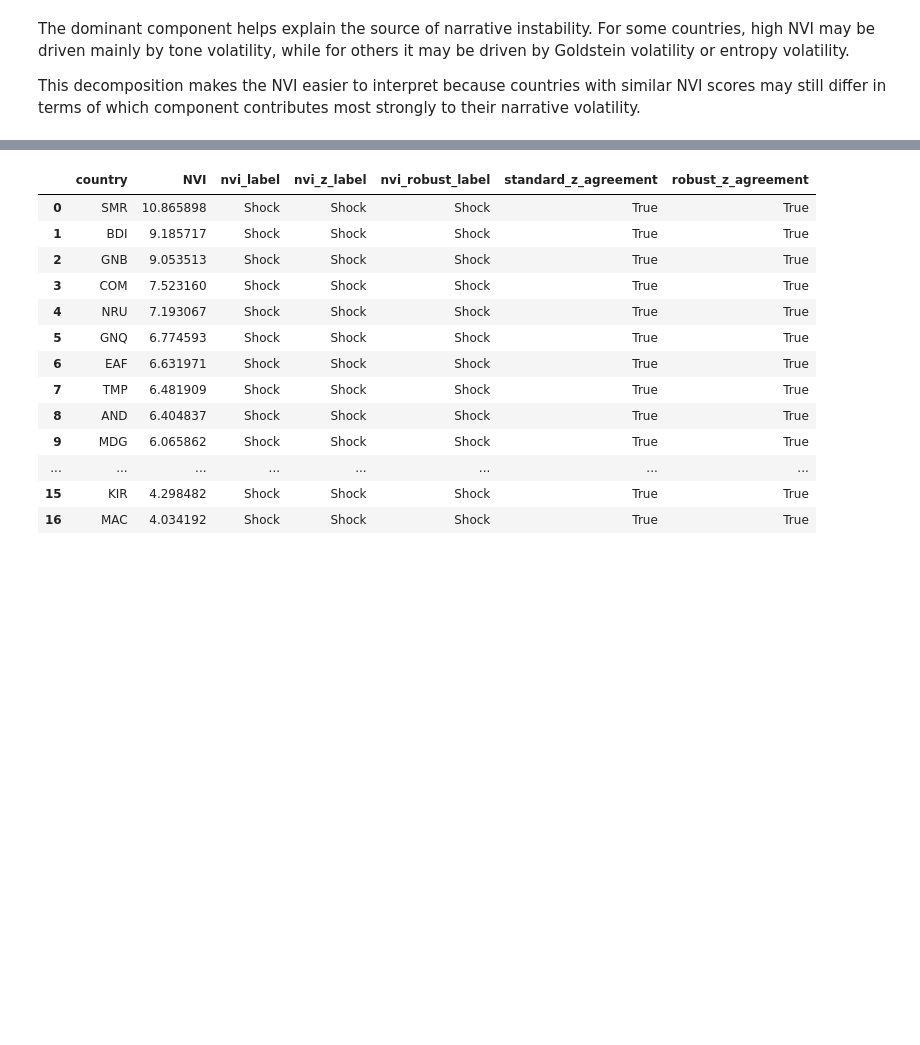
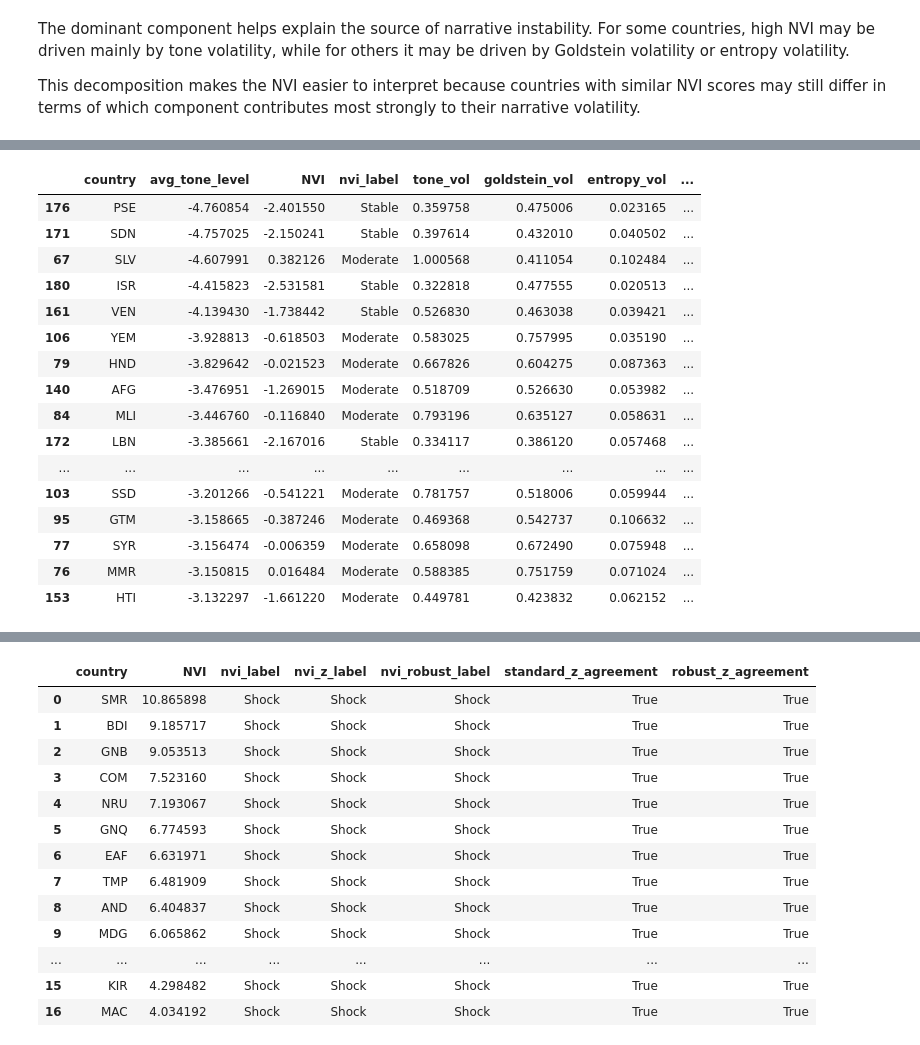
Before and after one commit to ancyra2/mining-prjkt, a Jupyter notebook: notebooks/03_nvi_report.ipynb, the cells around one changed output, grey strips where cells are left out. Cells and saved outputs as stored; diff of their text form; code cells hidden in the pictures; blank space fills up the shorter version.

```diff
--- a/notebooks/03_nvi_report.ipynb
+++ b/notebooks/03_nvi_report.ipynb
@@ -1294,0 +1301,31 @@ This decomposition makes the NVI easier to interpret because countries with simi
+# %%
+most_negative_tone = df[[
+    "country",
+    "avg_tone_level",
+    "NVI",
+    "nvi_label",
+    "tone_vol",
+    "goldstein_vol",
+    "entropy_vol",
+    "avg_goldstein_level"
+]].sort_values("avg_tone_level", ascending=True).head(20)
+
+most_negative_tone
+# %% [output]
+|  | country | avg_tone_level | NVI | nvi_label | tone_vol | goldstein_vol | entropy_vol | ... |
+| 176 | PSE | -4.760854 | -2.401550 | Stable | 0.359758 | 0.475006 | 0.023165 | ... |
+| 171 | SDN | -4.757025 | -2.150241 | Stable | 0.397614 | 0.432010 | 0.040502 | ... |
+| 67 | SLV | -4.607991 | 0.382126 | Moderate | 1.000568 | 0.411054 | 0.102484 | ... |
+| 180 | ISR | -4.415823 | -2.531581 | Stable | 0.322818 | 0.477555 | 0.020513 | ... |
+| 161 | VEN | -4.139430 | -1.738442 | Stable | 0.526830 | 0.463038 | 0.039421 | ... |
+| 106 | YEM | -3.928813 | -0.618503 | Moderate | 0.583025 | 0.757995 | 0.035190 | ... |
+| 79 | HND | -3.829642 | -0.021523 | Moderate | 0.667826 | 0.604275 | 0.087363 | ... |
+| 140 | AFG | -3.476951 | -1.269015 | Moderate | 0.518709 | 0.526630 | 0.053982 | ... |
+| 84 | MLI | -3.446760 | -0.116840 | Moderate | 0.793196 | 0.635127 | 0.058631 | ... |
+| 172 | LBN | -3.385661 | -2.167016 | Stable | 0.334117 | 0.386120 | 0.057468 | ... |
+| ... | ... | ... | ... | ... | ... | ... | ... | ... |
+| 103 | SSD | -3.201266 | -0.541221 | Moderate | 0.781757 | 0.518006 | 0.059944 | ... |
+| 95 | GTM | -3.158665 | -0.387246 | Moderate | 0.469368 | 0.542737 | 0.106632 | ... |
+| 77 | SYR | -3.156474 | -0.006359 | Moderate | 0.658098 | 0.672490 | 0.075948 | ... |
+| 76 | MMR | -3.150815 | 0.016484 | Moderate | 0.588385 | 0.751759 | 0.071024 | ... |
+| 153 | HTI | -3.132297 | -1.661220 | Moderate | 0.449781 | 0.423832 | 0.062152 | ... |
```
Also changed, not shown: parts of 13 cells of this notebook, 1 other file.
